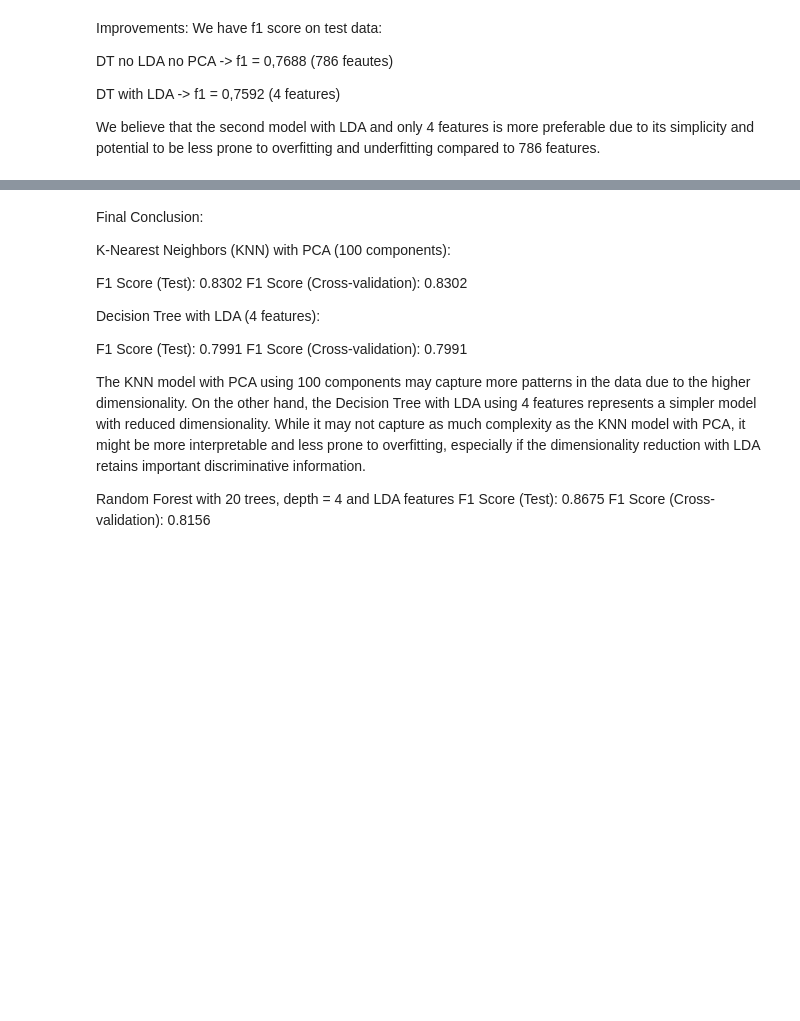
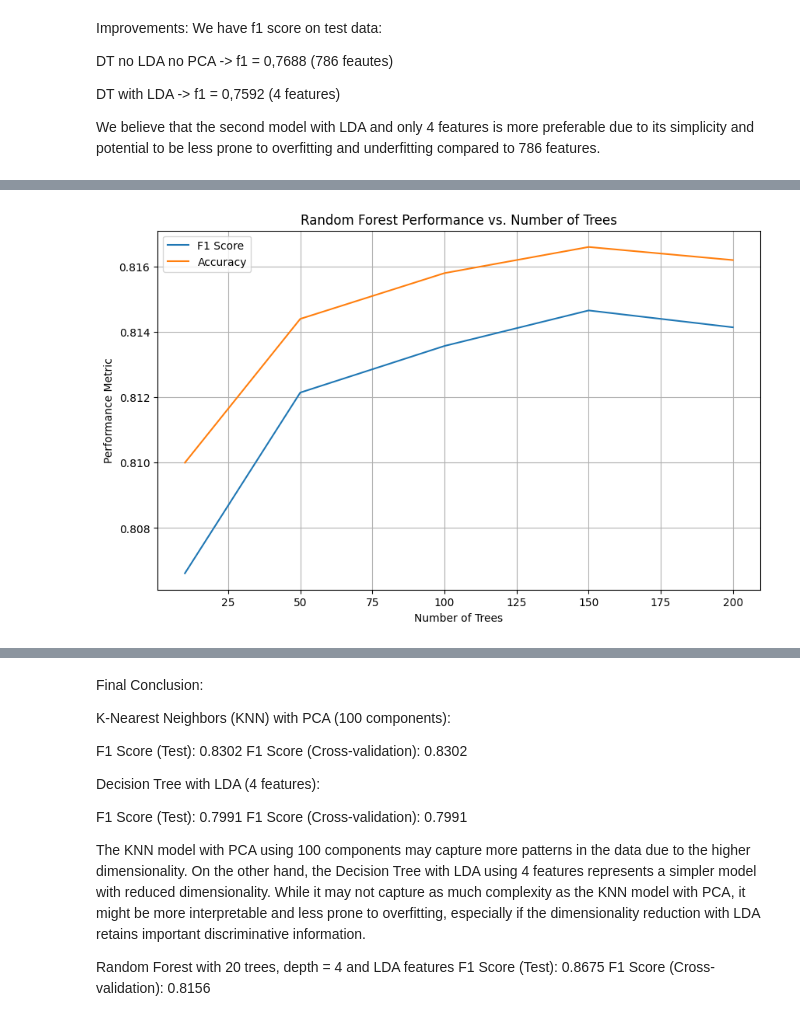
Before and after one commit to PetyaPetrova96/clasifying-clothing-types-, a Jupyter notebook: steps.ipynb, the cells around one changed output, grey strips where cells are left out. Cells and saved outputs as stored; diff of their text form; code cells hidden in the pictures; blank space fills up the shorter version.

```diff
--- a/steps.ipynb
+++ b/steps.ipynb
@@ -1226,19 +1303,0 @@ We can see that when the max_depth is 4 we have the hightes f1 score and accurac
-# %%
-dt = DecisionTreeClassifier(max_depth = 4)
-dt.fit(x_train_lda, y_train_data)
-dt_predictions = dt.predict(x_test_lda)
-dt_accuracy = accuracy_score(y_test_data, dt_predictions)
-print(f'LDA Decision Tree Validation Accuracy: {dt_accuracy}')
-
-cm = confusion_matrix(y_test_data, dt_predictions)
-
-# Calculate precision, recall, and F1 score
-precision, recall, f1_score, _ = precision_recall_fscore_support(y_test_data, dt_predictions, average='weighted')
-
-print(f'Precision: {precision:.4f}')
-print(f'Recall: {recall:.4f}')
-print(f'F1 Score: {f1_score:.4f}')
-
-# Classification report with precision, recall, and F1 score
-print("Classification Report:")
-print(classification_report(y_test_data, dt_predictions))
@@ -1442,0 +1357,55 @@ Test Set F1 Score: 0.8156
+# %%
+import numpy as np
+import matplotlib.pyplot as plt
+from sklearn.ensemble import RandomForestClassifier
+from sklearn.metrics import accuracy_score, f1_score
+
+# Best Parameters from Grid Search
+best_params = {'max_depth': 5, 'min_samples_leaf': 2, 'min_samples_split': 2}
+
+# Vary the number of trees
+n_trees_values = [10, 50, 100, 150, 200]
+
+# Lists to store results
+f1_scores = []
+accuracies = []
+
+# Loop over different numbers of trees
+for n_trees in n_trees_values:
+    # Create Random Forest with specified parameters
+    rf = RandomForestClassifier(
+        n_estimators=n_trees,
+        max_depth=best_params['max_depth'],
+        min_samples_leaf=best_params['min_samples_leaf'],
+        min_samples_split=best_params['min_samples_split'],
+        random_state=42
+    )
+
+    # Fit the model
+    rf.fit(x_train_lda, y_train_data)
+
+    # Make predictions on the test set
+    rf_predictions = rf.predict(x_test_lda)
+
+    # Calculate and store F1 score
+    f1 = f1_score(y_test_data, rf_predictions, average='weighted')
+    f1_scores.append(f1)
+
+    # Calculate and store accuracy
+    accuracy = accuracy_score(y_test_data, rf_predictions)
+    accuracies.append(accuracy)
+
+# Plotting
+plt.figure(figsize=(10, 6))
+
+plt.plot(n_trees_values, f1_scores, label='F1 Score')
+plt.plot(n_trees_values, accuracies, label='Accuracy')
+
+plt.title('Random Forest Performance vs. Number of Trees')
+plt.xlabel('Number of Trees')
+plt.ylabel('Performance Metric')
+plt.legend()
+plt.grid(True)
+plt.show()
+# %% [output]
+[figure, added]
```
Also changed, not shown: parts of 23 cells of this notebook.
